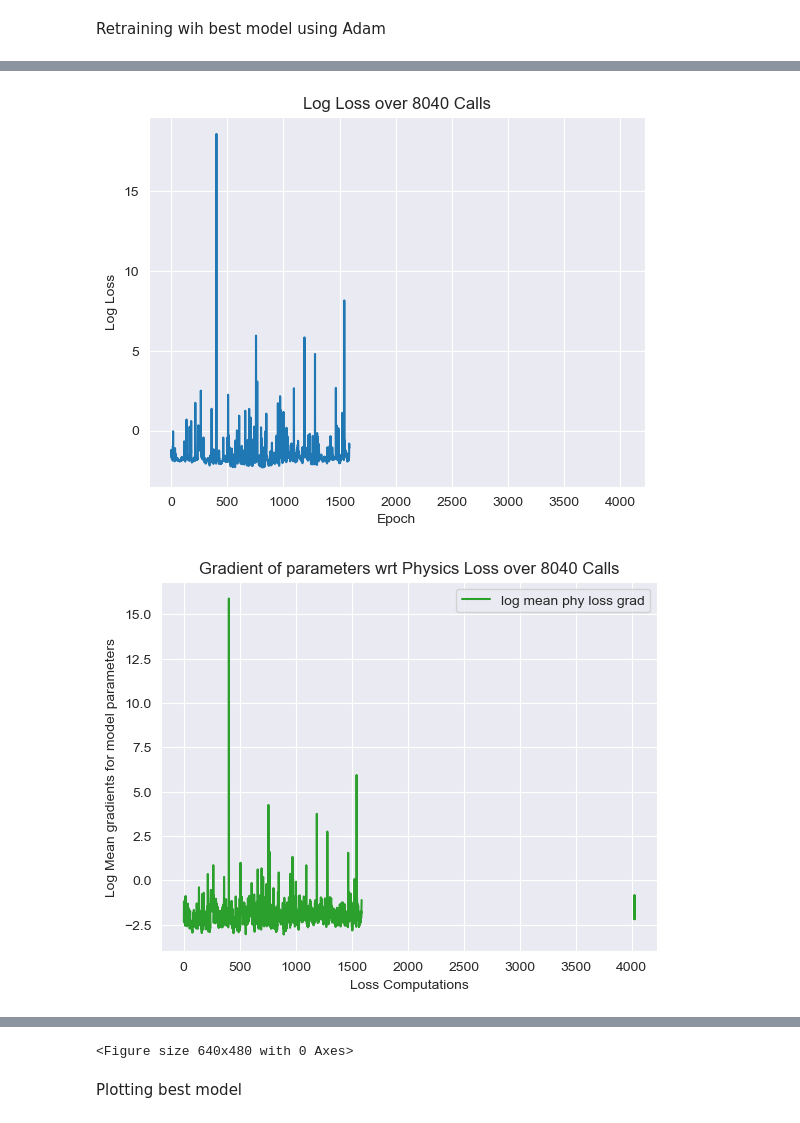
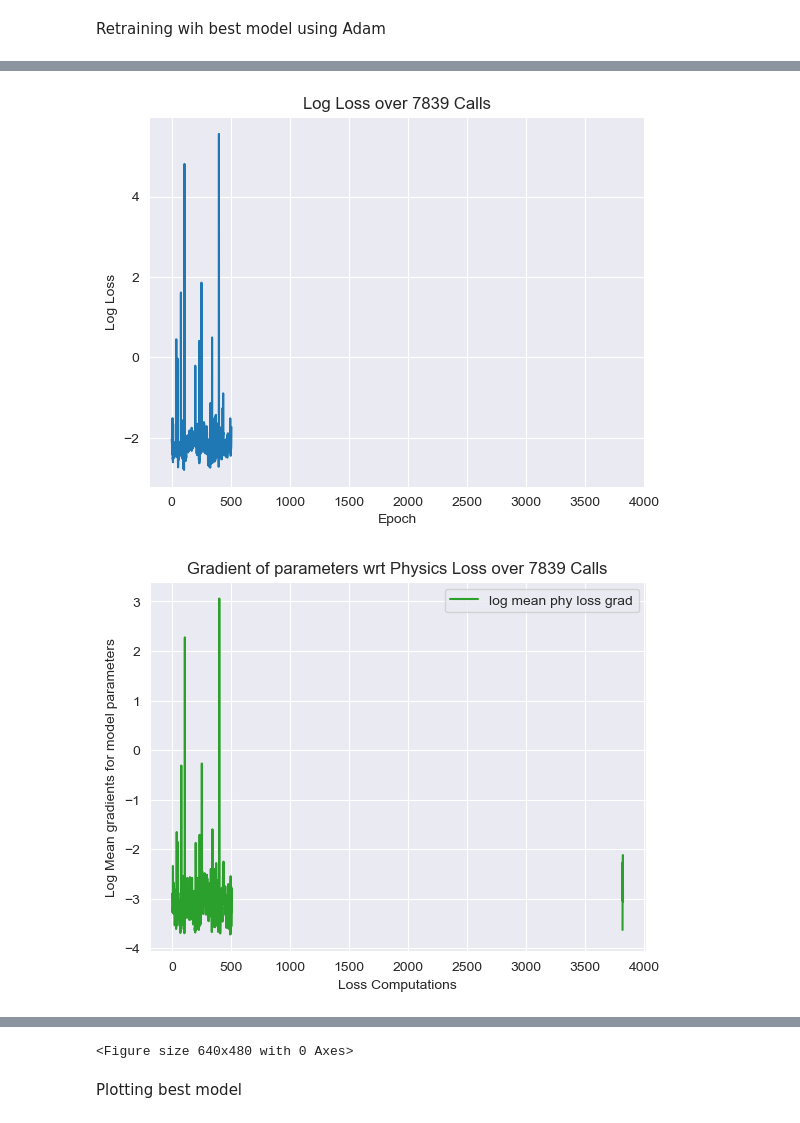
Before and after one commit to RoshenS/PINNs, a Jupyter notebook: 2. Extrapolation.ipynb, the cells around one changed output, grey strips where cells are left out. Cells and saved outputs as stored; diff of their text form; code cells hidden in the pictures.

```diff
--- a/2. Extrapolation.ipynb
+++ b/2. Extrapolation.ipynb
@@ -114,7 +114,7 @@ Creating vectors for all parameters to be modelled
 t = 30
 train_tuple = tuple()
 # Range of t to be modelled [0,30]S
-t_train = torch.linspace(0,t,64).view(-1,1)
+t_train = torch.linspace(0,t,128).view(-1,1)
 train_tuple += (t_train,)
 
 #setting other variables as constants
@@ -140,7 +140,7 @@ Creating the Model
 # %%
 # i_num nodes, i_len nodes per layer and Tanh activation fn, wide and shallow (64x4)
 i_num = 2
-i_len = 64
+i_len = 128
 #params to take and approximate
 params_in = 1
 params_out = 1
@@ -380,7 +380,7 @@ def closure():
 Training with Adam
 # %%
 # train
-n_epochs = (10001,201)
+n_epochs = (5001,201)
 w_update = 1
 # start with Adam optimizer
 optim = Adam(model.parameters())
@@ -391,7 +391,7 @@ for epoch in range(n_epochs[0]):
     optim.step(closure)
     best_model_adam = checkpoint(best_model_adam)
 
-    if not (epoch%w_update): ic_weight = weight_update_max_mean(w_update)
+    if not (epoch%w_update): ic_weight = weight_update_norm(w_update)
     if not (epoch%500): print(f'Finished epoch {epoch}, latest loss {prev_loss[-1]:.2E}')
 
 # plot for Adam optimization stage
@@ -430,7 +423,7 @@ for epoch in range(n_epochs[0],sum(n_epochs)):
     optim.step(closure)
     best_model_LBFGS = checkpoint(best_model_LBFGS)
 
-    if not (epoch%w_update): ic_weight = weight_update_max_mean(w_update)
+    if not (epoch%w_update): ic_weight = weight_update_norm(w_update)
     if not (epoch%10): print(f'Finished epoch {epoch}, latest loss {prev_loss[-1]:.2E}')
 
 plot_train(n_epochs[0])
@@ -499,8 +492,8 @@ for epoch in range(n_epochs[0],sum(n_epochs)):
     optim.step(closure)
     best_model_LBFGS = checkpoint(best_model_LBFGS)
 
-    if not (epoch%w_update): ic_weight = weight_update_max_mean(w_update)
+    if not (epoch%w_update): ic_weight = weight_update_norm(w_update)
     if not (epoch%10): print(f'Finished epoch {epoch}, latest loss {prev_loss[-1]:.2E}')
 
-plot_train(n_epochs[0])
+plot_train(sum(n_epochs))
 # %% [output]
@@ -527,2 +520,2 @@ Finished epoch 10200, latest loss NAN
-[figure, old version]
+[figure, new version]
-[figure, old version]
+[figure, new version]
```
Also changed, not shown: parts of 8 cells of this notebook.
